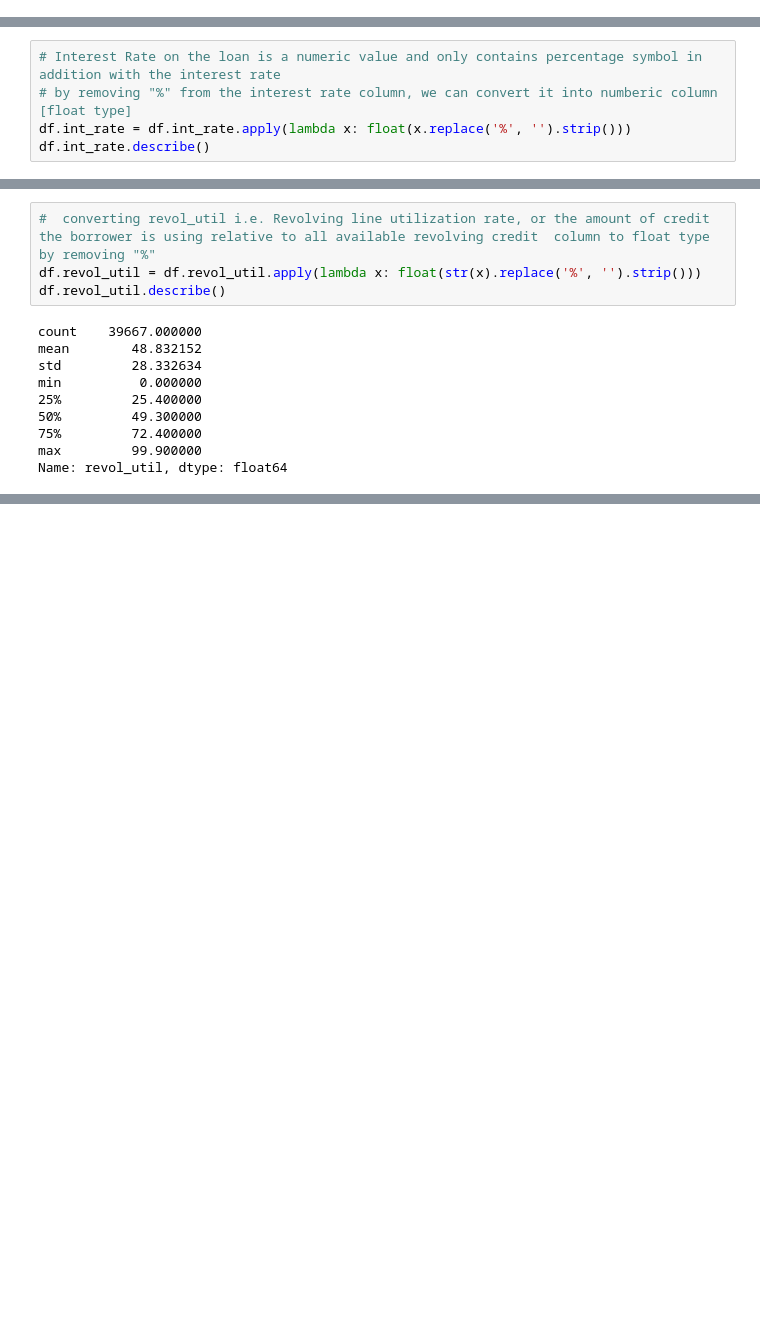
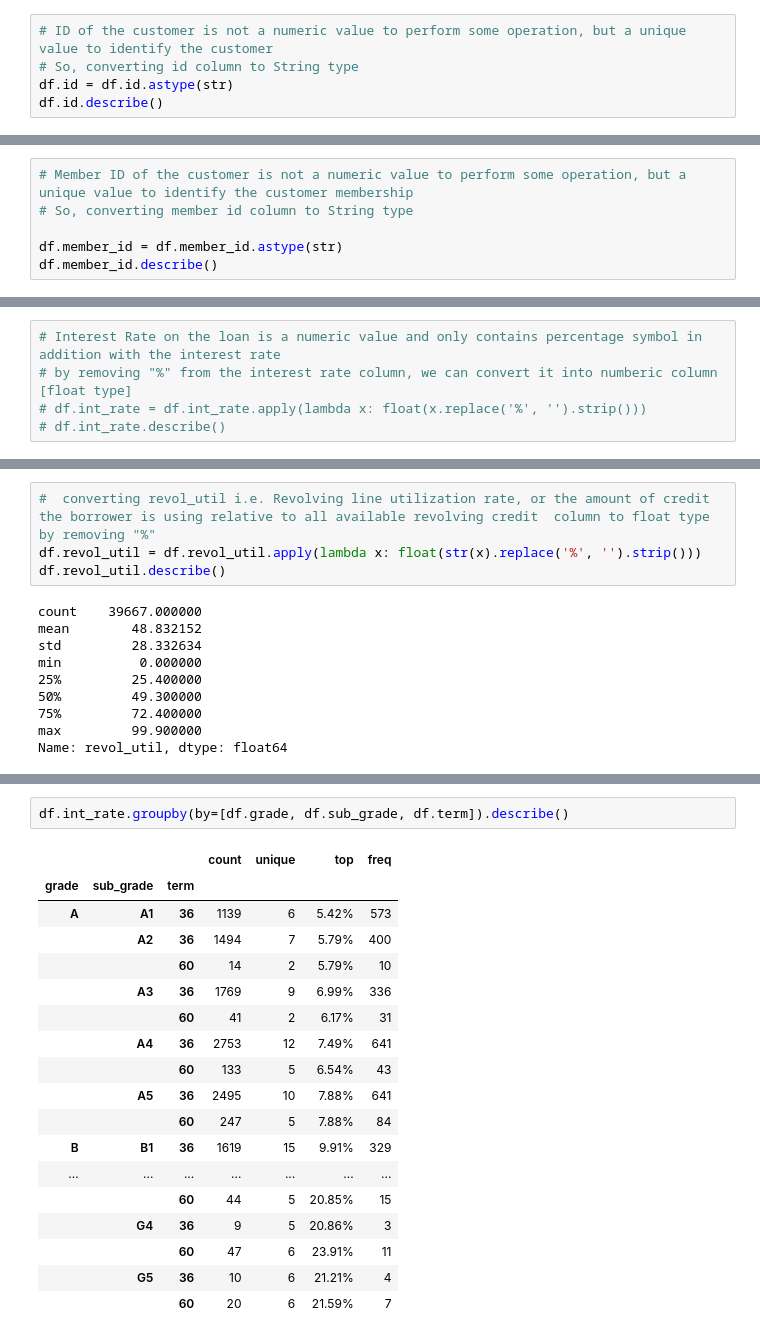
Before and after one commit to rashmiaab/LendingClubCaseStudy, a Jupyter notebook: Nagarjun Chittyala.ipynb, the cells around one changed output, grey strips where cells are left out. Drawn from its saved outputs; the diff is of its cells as text; blank space fills up the shorter version.

```diff
--- a/Nagarjun Chittyala.ipynb
+++ b/Nagarjun Chittyala.ipynb
@@ -51,0 +55,5 @@ dtype: object
+# %%
+# ID of the customer is not a numeric value to perform some operation, but a unique value to identify the customer
+# So, converting id column to String type
+df.id = df.id.astype(str)
+df.id.describe()
@@ -51,0 +66,6 @@ dtype: object
+# %%
+# Member ID of the customer is not a numeric value to perform some operation, but a unique value to identify the customer membership
+# So, converting member id column to String type
+
+df.member_id = df.member_id.astype(str)
+df.member_id.describe()
@@ -67,5 +93,5 @@ Name: term, dtype: float64
 # %%
 # Interest Rate on the loan is a numeric value and only contains percentage symbol in addition with the interest rate
 # by removing "%" from the interest rate column, we can convert it into numberic column [float type]
-df.int_rate = df.int_rate.apply(lambda x: float(x.replace('%', '').strip()))
-df.int_rate.describe()
+# df.int_rate = df.int_rate.apply(lambda x: float(x.replace('%', '').strip()))
+# df.int_rate.describe()
@@ -154,0 +215,21 @@ Name: last_credit_pull_d, dtype: object
+# %%
+df.int_rate.groupby(by=[df.grade, df.sub_grade, df.term]).describe()
+# %% [output]
+|  |  |  | count | unique | top | freq |
+| grade | sub_grade | term |  |  |  |  |
+| A | A1 | 36 | 1139 | 6 | 5.42% | 573 |
+|  | A2 | 36 | 1494 | 7 | 5.79% | 400 |
+|  |  | 60 | 14 | 2 | 5.79% | 10 |
+|  | A3 | 36 | 1769 | 9 | 6.99% | 336 |
+|  |  | 60 | 41 | 2 | 6.17% | 31 |
+|  | A4 | 36 | 2753 | 12 | 7.49% | 641 |
+|  |  | 60 | 133 | 5 | 6.54% | 43 |
+|  | A5 | 36 | 2495 | 10 | 7.88% | 641 |
+|  |  | 60 | 247 | 5 | 7.88% | 84 |
+| B | B1 | 36 | 1619 | 15 | 9.91% | 329 |
+| ... | ... | ... | ... | ... | ... | ... |
+|  |  | 60 | 44 | 5 | 20.85% | 15 |
+|  | G4 | 36 | 9 | 5 | 20.86% | 3 |
+|  |  | 60 | 47 | 6 | 23.91% | 11 |
+|  | G5 | 36 | 10 | 6 | 21.21% | 4 |
+|  |  | 60 | 20 | 6 | 21.59% | 7 |
```
Also changed, not shown: parts of 16 cells of this notebook.
